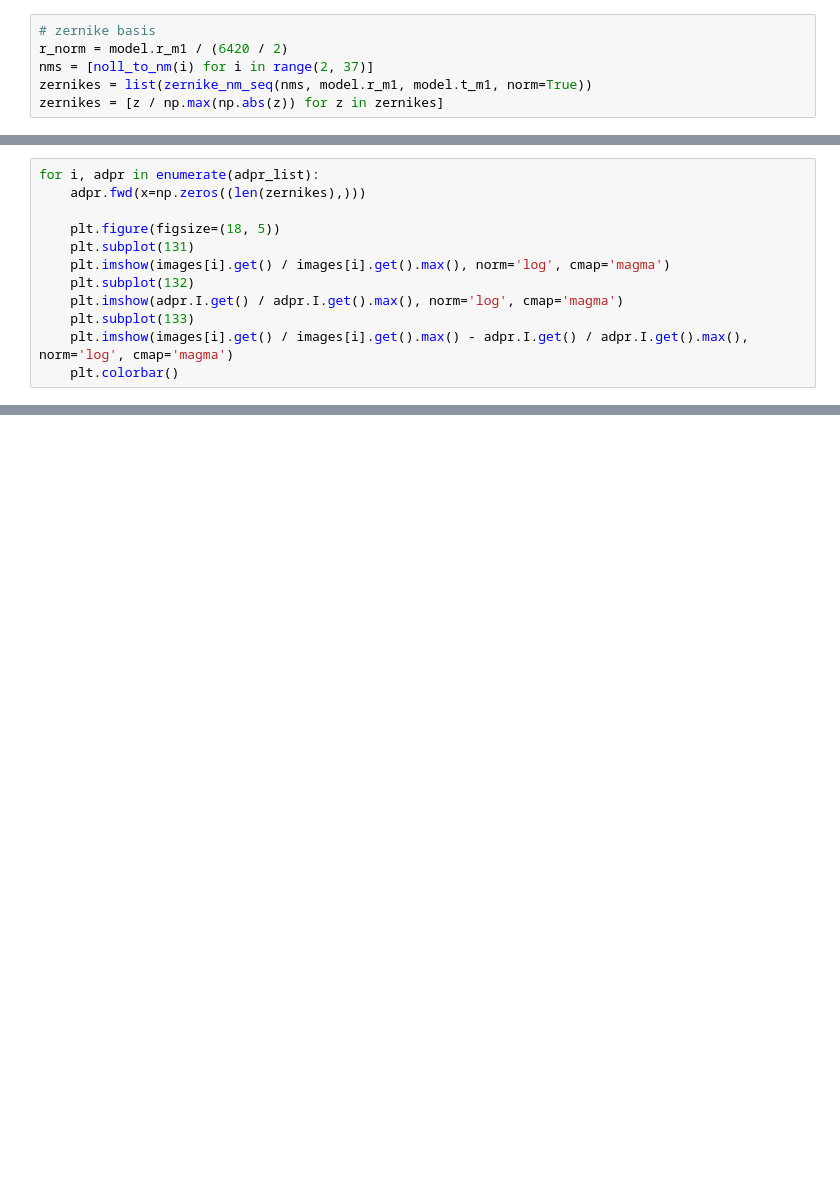
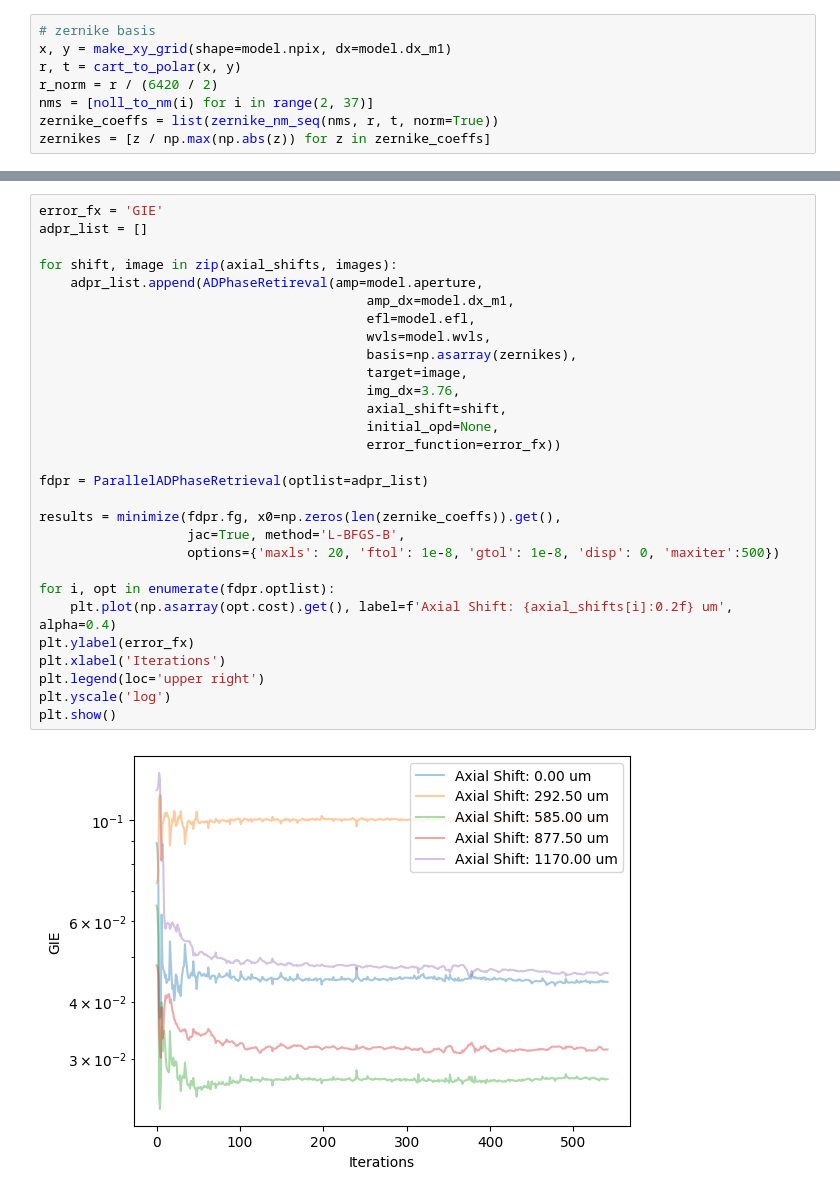
Before and after one commit to zhangderby/bing_bong, a Jupyter notebook: demo_model_fraunhofer.ipynb, the cells around one changed output, grey strips where cells are left out. Cells and saved outputs as stored; diff of their text form; blank space fills up the shorter version.

```diff
--- a/demo_model_fraunhofer.ipynb
+++ b/demo_model_fraunhofer.ipynb
@@ -274,6 +368,8 @@ for image in images:
 # %%
 # zernike basis
-r_norm = model.r_m1 / (6420 / 2)
+x, y = make_xy_grid(shape=model.npix, dx=model.dx_m1)
+r, t = cart_to_polar(x, y)
+r_norm = r / (6420 / 2)
 nms = [noll_to_nm(i) for i in range(2, 37)]
-zernikes = list(zernike_nm_seq(nms, model.r_m1, model.t_m1, norm=True))
-zernikes = [z / np.max(np.abs(z)) for z in zernikes]
+zernike_coeffs = list(zernike_nm_seq(nms, r, t, norm=True))
+zernikes = [z / np.max(np.abs(z)) for z in zernike_coeffs]
@@ -295,12 +375,0 @@ for defocus_value, psf in zip(defocus_values, images):
-# %%
-for i, adpr in enumerate(adpr_list):
-    adpr.fwd(x=np.zeros((len(zernikes),)))
-
-    plt.figure(figsize=(18, 5))
-    plt.subplot(131)
-    plt.imshow(images[i].get() / images[i].get().max(), norm='log', cmap='magma')
-    plt.subplot(132)
-    plt.imshow(adpr.I.get() / adpr.I.get().max(), norm='log', cmap='magma')
-    plt.subplot(133)
-    plt.imshow(images[i].get() / images[i].get().max() - adpr.I.get() / adpr.I.get().max(), norm='log', cmap='magma')
-    plt.colorbar()
@@ -312,0 +376,31 @@ for i, adpr in enumerate(adpr_list):
+# %%
+error_fx = 'GIE'
+adpr_list = []
+
+for shift, image in zip(axial_shifts, images):
+    adpr_list.append(ADPhaseRetireval(amp=model.aperture,
+                                          amp_dx=model.dx_m1,
+                                          efl=model.efl,
+                                          wvls=model.wvls,
+                                          basis=np.asarray(zernikes),
+                                          target=image,
+                                          img_dx=3.76,
+                                          axial_shift=shift,
+                                          initial_opd=None,
+                                          error_function=error_fx))
+
+fdpr = ParallelADPhaseRetrieval(optlist=adpr_list)
+
+results = minimize(fdpr.fg, x0=np.zeros(len(zernike_coeffs)).get(),
+                   jac=True, method='L-BFGS-B',
+                   options={'maxls': 20, 'ftol': 1e-8, 'gtol': 1e-8, 'disp': 0, 'maxiter':500})
+
+for i, opt in enumerate(fdpr.optlist):
+    plt.plot(np.asarray(opt.cost).get(), label=f'Axial Shift: {axial_shifts[i]:0.2f} um', alpha=0.4)
+plt.ylabel(error_fx)
+plt.xlabel('Iterations')
+plt.legend(loc='upper right')
+plt.yscale('log')
+plt.show()
+# %% [output]
+[figure, added]
```
Also changed, not shown: parts of 10 cells of this notebook, 1 other file.
